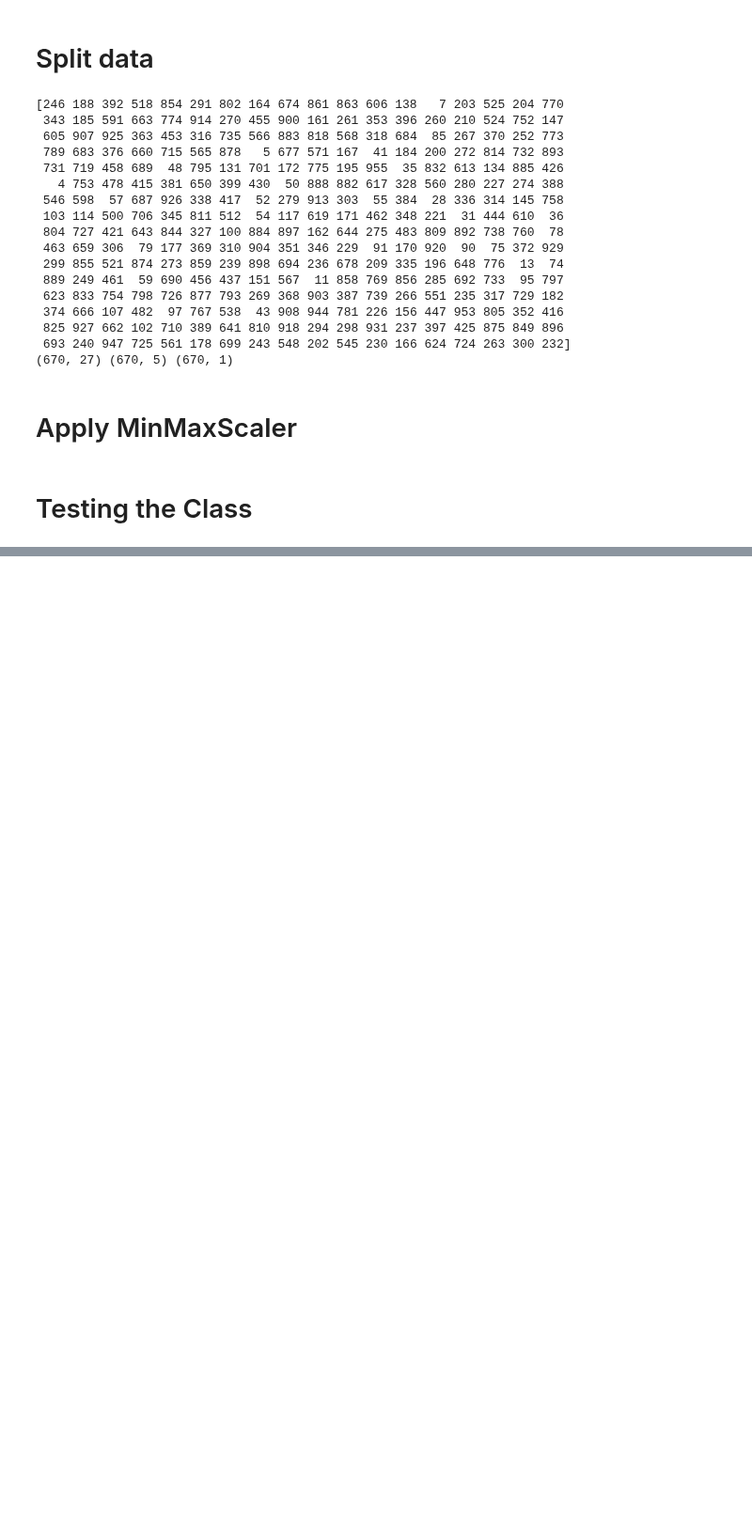
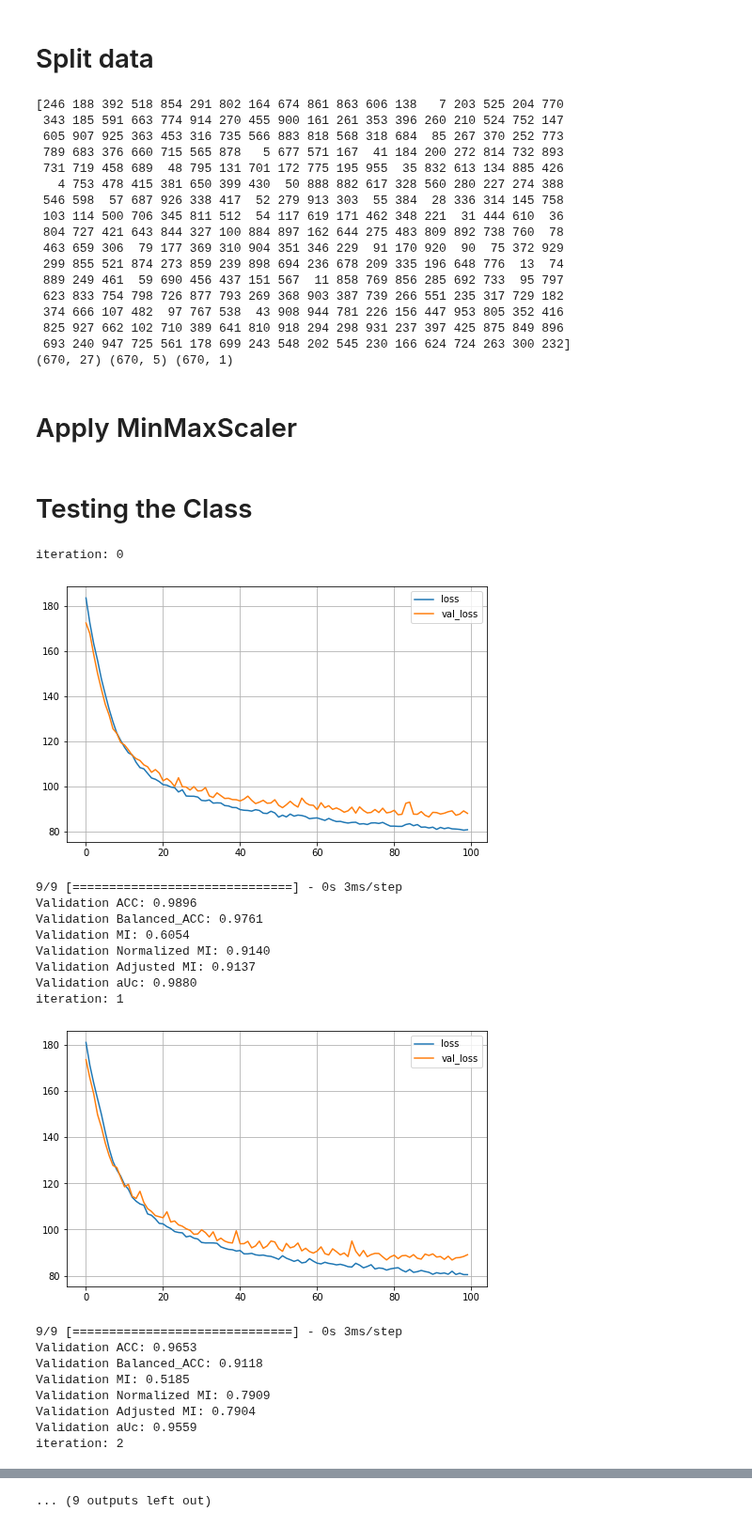
Before and after one commit to Jectrianama/GCCE_TEST, a Jupyter notebook: RCDNN/Tictactoe_onehot_RCDNN_randose_f.ipynb, the cells around one changed output, grey strips where cells are left out. Shown at 94% size. Cells and saved outputs as stored; diff of their text form; code cells hidden in the pictures; blank space fills up the shorter version.

```diff
--- a/RCDNN/Tictactoe_onehot_RCDNN_randose_f.ipynb
+++ b/RCDNN/Tictactoe_onehot_RCDNN_randose_f.ipynb
@@ -622,3 +598,76 @@ X_train = scaler.transform(X_train)
 X_test = scaler.transform(X_test)
 # %% [markdown]
 # Testing the Class
+# %%
+from sklearn.metrics import classification_report, balanced_accuracy_score
+from sklearn.metrics import normalized_mutual_info_score, mutual_info_score, adjusted_mutual_info_score
+l1 =0.01
+NUM_RUNS =10
+ACC = np.zeros(NUM_RUNS)
+AUC = np.zeros(NUM_RUNS)
+MI = np.zeros(NUM_RUNS)
+NMI = np.zeros(NUM_RUNS)
+AMI = np.zeros(NUM_RUNS)
+BACC = np.zeros(NUM_RUNS)
+for i in range(NUM_RUNS): #10
+    print("iteration: " + str(i))
+
+    MA = Keras_MA_RCDNN(epochs=100,batch_size=32,R=5, K=len(np.unique(Y_true_train)), dropout=0.25, learning_rate=0.001,optimizer='Adam',
+                l1_param=l1,  validation_split=0.30, verbose=0, q=0.1)
+
+    MA.fit(X_train, Y_train)
+    MA.plot_history()
+
+    #Accuracy
+    pred_2 = MA.predict(X_test)
+
+    report = classification_report( pred_2[:,Y.shape[1]:].argmax(axis=1),Y_true_test.ravel(),output_dict=True)
+    ACC[i] = report['accuracy']
+    print("Validation ACC: %.4f" % (float(ACC[i])))
+
+
+    # balanced. Accurcy
+    BACC[i] = balanced_accuracy_score(Y_true_test.squeeze(), pred_2[:,Y.shape[1]:].argmax(axis=1).squeeze(), adjusted=True)
+    print("Validation Balanced_ACC: %.4f" % (float(BACC[i])))
+
+    #MI
+
+    MI[i] = mutual_info_score(Y_true_test.squeeze(), pred_2[:,Y.shape[1]:].argmax(axis=1).squeeze())
+    print("Validation MI: %.4f" % (float(MI[i]),))
+    NMI[i] = normalized_mutual_info_score(Y_true_test.squeeze(), pred_2[:,Y.shape[1]:].argmax(axis=1).squeeze())
+    print("Validation Normalized MI: %.4f" % (float(NMI[i]),))
+    AMI[i]= adjusted_mutual_info_score(Y_true_test.squeeze(), pred_2[:,Y.shape[1]:].argmax(axis=1).squeeze())
+    print("Validation Adjusted MI: %.4f" % (float(AMI[i]),))
+
+
+    #AUC
+    val_AUC_metric = tf.keras.metrics.AUC( from_logits = True)
+   # val_logits =MA.predict(X_test) # model(X_test, training=False)
+    # tf.print(y_batch_val)
+    val_AUC_metric.update_state(Y_true_test, pred_2[:,Y.shape[1]:].argmax(axis=1).astype('float'))
+
+    val_AUC = val_AUC_metric.result()
+    val_AUC_metric.reset_states()
+    val_AUC = val_AUC.numpy()
+    print("Validation aUc: %.4f" % (float(val_AUC),))
+    AUC[i] = val_AUC
+# %% [output]
+iteration: 0
+[figure, added]
+9/9 [==============================] - 0s 3ms/step
+Validation ACC: 0.9896
+Validation Balanced_ACC: 0.9761
+Validation MI: 0.6054
+Validation Normalized MI: 0.9140
+Validation Adjusted MI: 0.9137
+Validation aUc: 0.9880
+iteration: 1
+[figure, added]
+9/9 [==============================] - 0s 3ms/step
+Validation ACC: 0.9653
+Validation Balanced_ACC: 0.9118
+Validation MI: 0.5185
+Validation Normalized MI: 0.7909
+Validation Adjusted MI: 0.7904
+Validation aUc: 0.9559
+iteration: 2
@@ -625 +702,2 @@ X_test = scaler.transform(X_test)
+... (9 outputs left out)
 # %%
```
Also changed, not shown: parts of 16 cells of this notebook.
